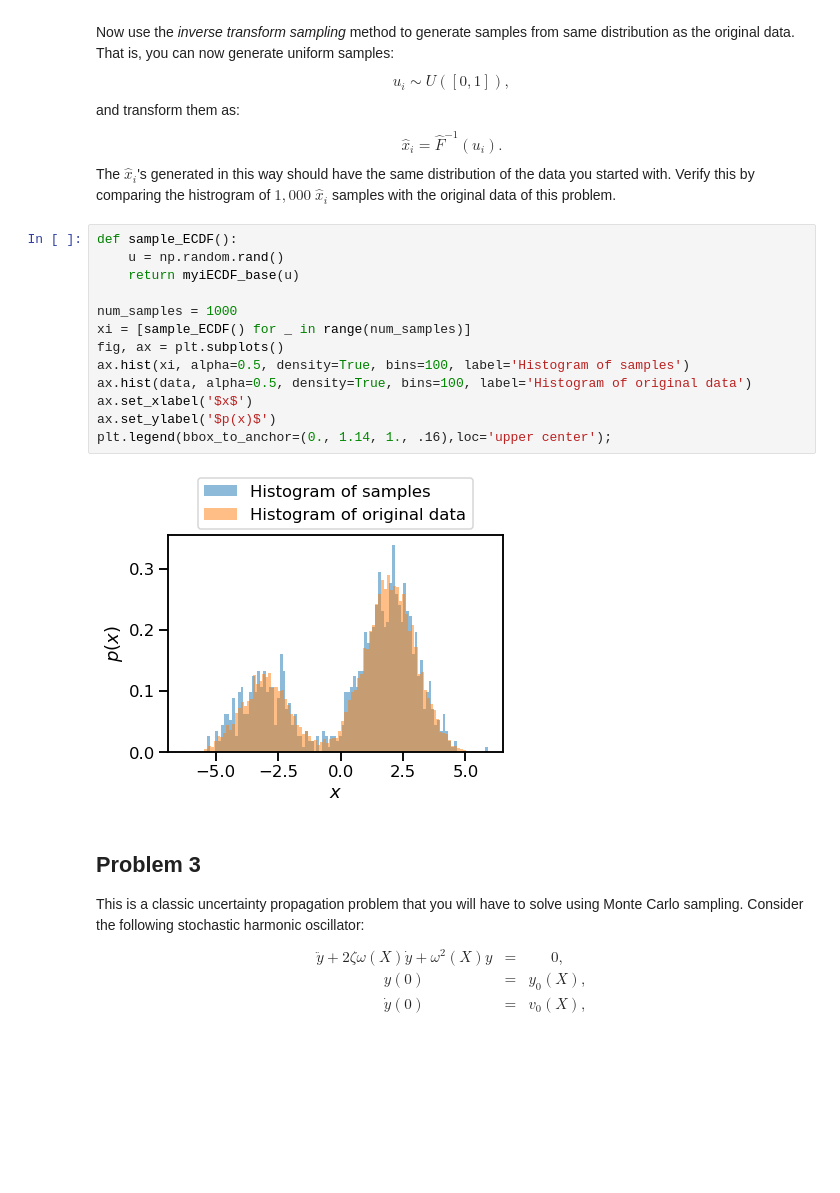
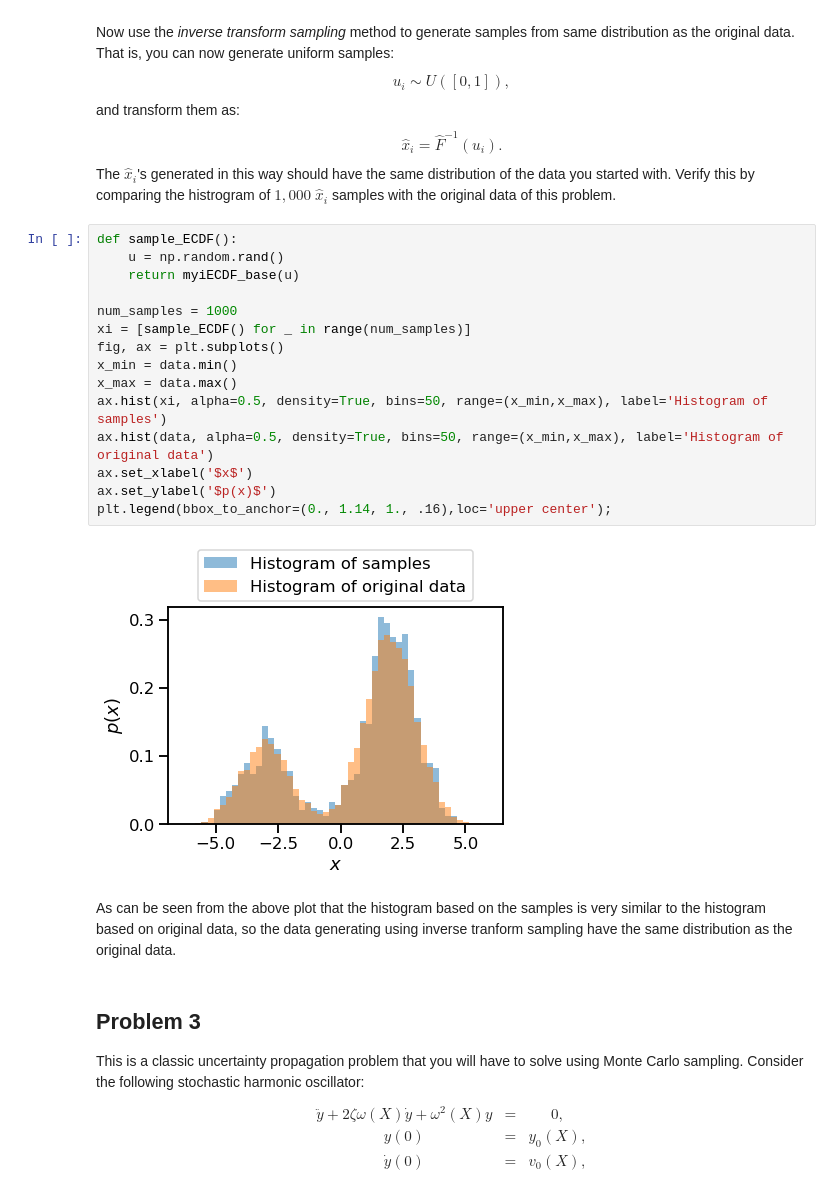
Before and after one commit to dhillonparveen/uq-course, a Jupyter notebook: homeworks/hw_02.ipynb, the cells around one changed output. Drawn from its saved outputs; the diff is of its cells as text; blank space fills up the shorter version.

```diff
--- a/homeworks/hw_02.ipynb
+++ b/homeworks/hw_02.ipynb
@@ -340,18 +340,22 @@ Verify this by comparing the histrogram of $1,000$ $\hat{x}_i$ samples with the
 # %%
 def sample_ECDF():
     u = np.random.rand()
     return myiECDF_base(u)
 
 num_samples = 1000
 xi = [sample_ECDF() for _ in range(num_samples)]
 fig, ax = plt.subplots()
-ax.hist(xi, alpha=0.5, density=True, bins=100, label='Histogram of samples')
-ax.hist(data, alpha=0.5, density=True, bins=100, label='Histogram of original data')
+x_min = data.min()
+x_max = data.max()
+ax.hist(xi, alpha=0.5, density=True, bins=50, range=(x_min,x_max), label='Histogram of samples')
+ax.hist(data, alpha=0.5, density=True, bins=50, range=(x_min,x_max), label='Histogram of original data')
 ax.set_xlabel('$x$')
 ax.set_ylabel('$p(x)$')
 plt.legend(bbox_to_anchor=(0., 1.14, 1., .16),loc='upper center');
 # %% [output]
-[figure, old version]
+[figure, new version]
+# %% [markdown]
+As can be seen from the above plot that the histogram based on the samples is very similar to the histogram based on original data, so the data generating using inverse tranform sampling have the same distribution as the original data.
 # %% [markdown]
 ## Problem 3
 
```
Also changed, not shown: parts of 9 cells of this notebook, 1 other file.
